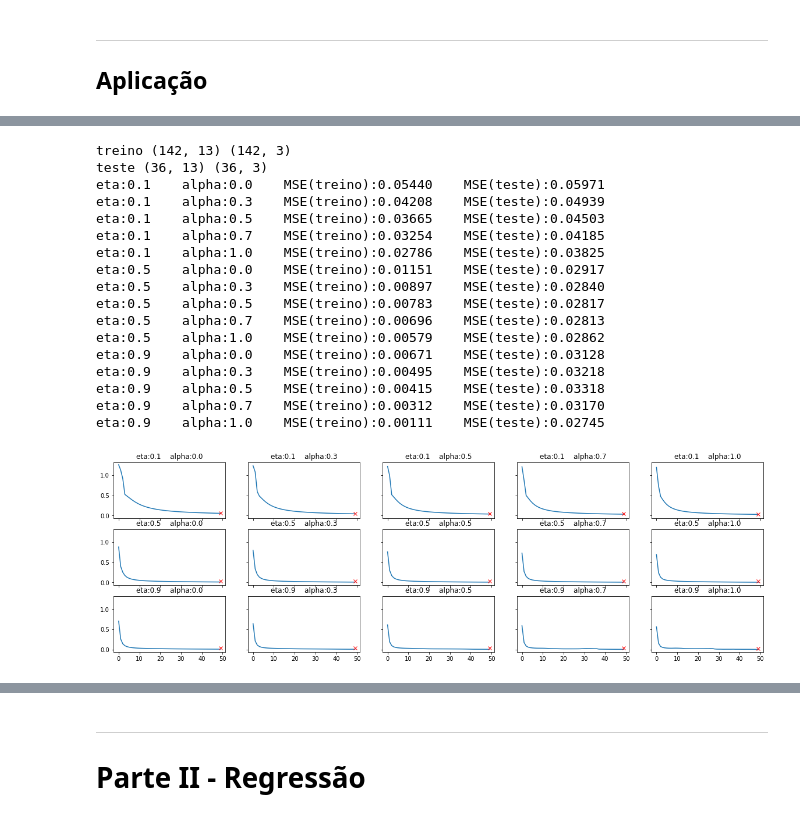
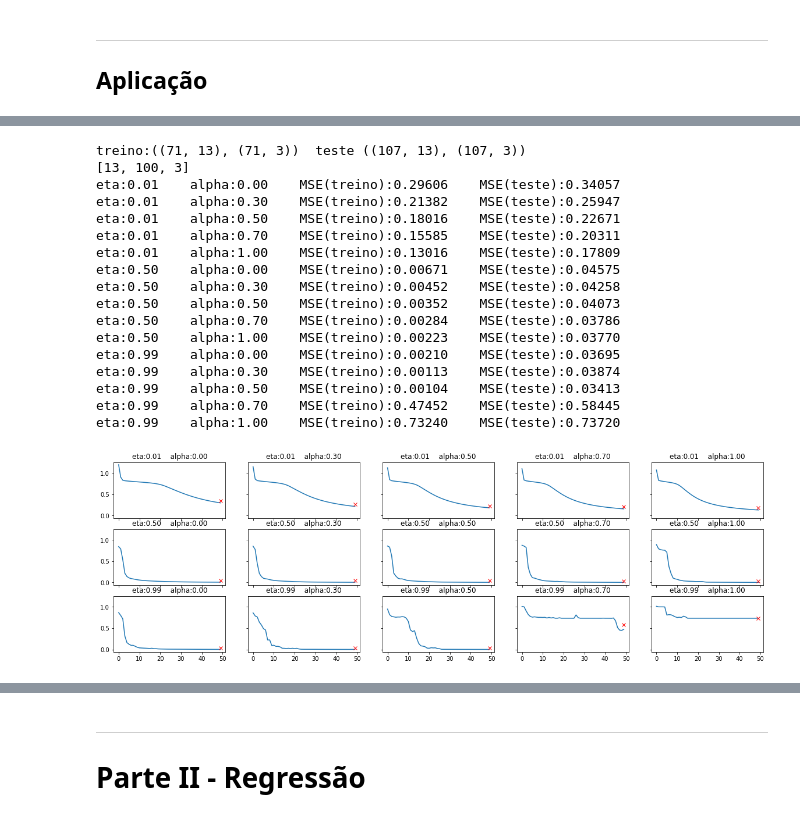
Before and after one commit to helbertmoreirapinto/SCC0270-Redes-Neurais, a Jupyter notebook: proj1 - MLP/iniciar.ipynb, the cells around one changed output, grey strips where cells are left out. Saved outputs shown, nothing was run; the diff lists cells and outputs as text; code cells hidden in the pictures.

```diff
--- a/proj1 - MLP/iniciar.ipynb
+++ b/proj1 - MLP/iniciar.ipynb
@@ -13,30 +13,31 @@ from sklearn.preprocessing import MinMaxScaler
 from sklearn.model_selection import train_test_split
 # %%
 def projeto(X_data:pd.DataFrame, y_data:pd.DataFrame,
-        eta:list=[0.01, 0.5, 0.99], alpha:list=[0, 0.5, 1],
-        test_size:float=0.3, n_intermed:int=1,
-        neur_intermed:int=10, max_epocas:int=50, seed=42):
-    X_data, y_data = np.array(X_data), np.array(y_data)
-    X_train, X_test, y_train, y_test = train_test_split(X_data, y_data, test_size=test_size, random_state=seed, shuffle=True)
-    print('treino', X_train.shape, y_train.shape)
-    print('teste', X_test.shape, y_test.shape)
-
+        eta:list=[0.01, 0.5, 0.99], alpha:list=[0, 0.3, 0.5, 0.7, 1],
+        test_size:float=0.2, n_intermed:int=1,
+        neur_intermed:int=10, max_epocas:int=50, seed=386):
     fig, axs = plt.subplots(len(eta), len(alpha), sharex=True, sharey=True)
     fig.set_figheight(2*len(eta))
     fig.set_figwidth(4*len(alpha))
 
+    X_data, y_data = np.array(X_data), np.array(y_data)
+    X_train, X_test, y_train, y_test = train_test_split(X_data, y_data, test_size=test_size, random_state=seed, shuffle=True)
+    print(f'treino:({X_train.shape}, {y_train.shape})  teste ({X_test.shape}, {y_test.shape})')
+
     camadas = [len(X_train[0])]
     camadas += [neur_intermed for _ in range(n_intermed)]
     camadas += [len(y_train[0])]
+    print(camadas)
+
     for i, eta_i in enumerate(eta):
         for j, alpha_i in enumerate(alpha):
             rede = MLP(camadas=camadas,seed=seed)
             err = rede.treino(X=X_train, Y=y_train, taxa=eta_i, alpha=alpha_i, max_epocas=max_epocas)
             MSE = rede.teste(X=X_test, Y=y_test)
-            axs[i,j].set_title('eta:{:.1f}    alpha:{:.1f}'.format(eta_i, alpha_i))
+            axs[i,j].set_title('eta:{:.2f}    alpha:{:.2f}'.format(eta_i, alpha_i))
             axs[i,j].plot(err)
             axs[i,j].plot(len(err)-1, MSE, ls=None, marker='x', c='red')
-            print('eta:{:.1f}    alpha:{:.1f}    MSE(treino):{:.5f}    MSE(teste):{:.5f}'.format(eta_i, alpha_i, err[-1], MSE))
+            print('eta:{:.2f}    alpha:{:.2f}    MSE(treino):{:.5f}    MSE(teste):{:.5f}'.format(eta_i, alpha_i, err[-1], MSE))
     plt.show()
 
     return
@@ -213,31 +233,25 @@ eta:0.9    alpha:1.0    MSE(treino):0.00286    MSE(teste):0.03174
 # %%
 projeto(
-    X_data = wine_X,
-    y_data = wine_y,
-    test_size = 0.2,
-    eta = [0.1, 0.5, 0.9],
-    alpha = [0, 0.3, 0.5, 0.7, 1],
-    max_epocas = 50,
-    n_intermed= 1,
-    neur_intermed = 10,
-    seed = 100
+    X_data = wine_X, y_data = wine_y,
+    test_size = 0.6, max_epocas = 50,
+    n_intermed= 1, neur_intermed = 100
 )
 # %% [output]
-treino (142, 13) (142, 3)
-teste (36, 13) (36, 3)
-eta:0.1    alpha:0.0    MSE(treino):0.05440    MSE(teste):0.05971
-eta:0.1    alpha:0.3    MSE(treino):0.04208    MSE(teste):0.04939
-eta:0.1    alpha:0.5    MSE(treino):0.03665    MSE(teste):0.04503
-eta:0.1    alpha:0.7    MSE(treino):0.03254    MSE(teste):0.04185
-eta:0.1    alpha:1.0    MSE(treino):0.02786    MSE(teste):0.03825
-eta:0.5    alpha:0.0    MSE(treino):0.01151    MSE(teste):0.02917
-eta:0.5    alpha:0.3    MSE(treino):0.00897    MSE(teste):0.02840
-eta:0.5    alpha:0.5    MSE(treino):0.00783    MSE(teste):0.02817
-eta:0.5    alpha:0.7    MSE(treino):0.00696    MSE(teste):0.02813
-eta:0.5    alpha:1.0    MSE(treino):0.00579    MSE(teste):0.02862
-eta:0.9    alpha:0.0    MSE(treino):0.00671    MSE(teste):0.03128
-eta:0.9    alpha:0.3    MSE(treino):0.00495    MSE(teste):0.03218
-eta:0.9    alpha:0.5    MSE(treino):0.00415    MSE(teste):0.03318
-eta:0.9    alpha:0.7    MSE(treino):0.00312    MSE(teste):0.03170
-eta:0.9    alpha:1.0    MSE(treino):0.00111    MSE(teste):0.02745
+treino:((71, 13), (71, 3))  teste ((107, 13), (107, 3))
+[13, 100, 3]
+eta:0.01    alpha:0.00    MSE(treino):0.29606    MSE(teste):0.34057
+eta:0.01    alpha:0.30    MSE(treino):0.21382    MSE(teste):0.25947
+eta:0.01    alpha:0.50    MSE(treino):0.18016    MSE(teste):0.22671
+eta:0.01    alpha:0.70    MSE(treino):0.15585    MSE(teste):0.20311
+eta:0.01    alpha:1.00    MSE(treino):0.13016    MSE(teste):0.17809
+eta:0.50    alpha:0.00    MSE(treino):0.00671    MSE(teste):0.04575
+eta:0.50    alpha:0.30    MSE(treino):0.00452    MSE(teste):0.04258
+eta:0.50    alpha:0.50    MSE(treino):0.00352    MSE(teste):0.04073
+eta:0.50    alpha:0.70    MSE(treino):0.00284    MSE(teste):0.03786
+eta:0.50    alpha:1.00    MSE(treino):0.00223    MSE(teste):0.03770
+eta:0.99    alpha:0.00    MSE(treino):0.00210    MSE(teste):0.03695
+eta:0.99    alpha:0.30    MSE(treino):0.00113    MSE(teste):0.03874
+eta:0.99    alpha:0.50    MSE(treino):0.00104    MSE(teste):0.03413
+eta:0.99    alpha:0.70    MSE(treino):0.47452    MSE(teste):0.58445
+eta:0.99    alpha:1.00    MSE(treino):0.73240    MSE(teste):0.73720
-[figure, old version]
+[figure, new version]
```
Also changed, not shown: parts of 26 cells of this notebook, 2 other files.
